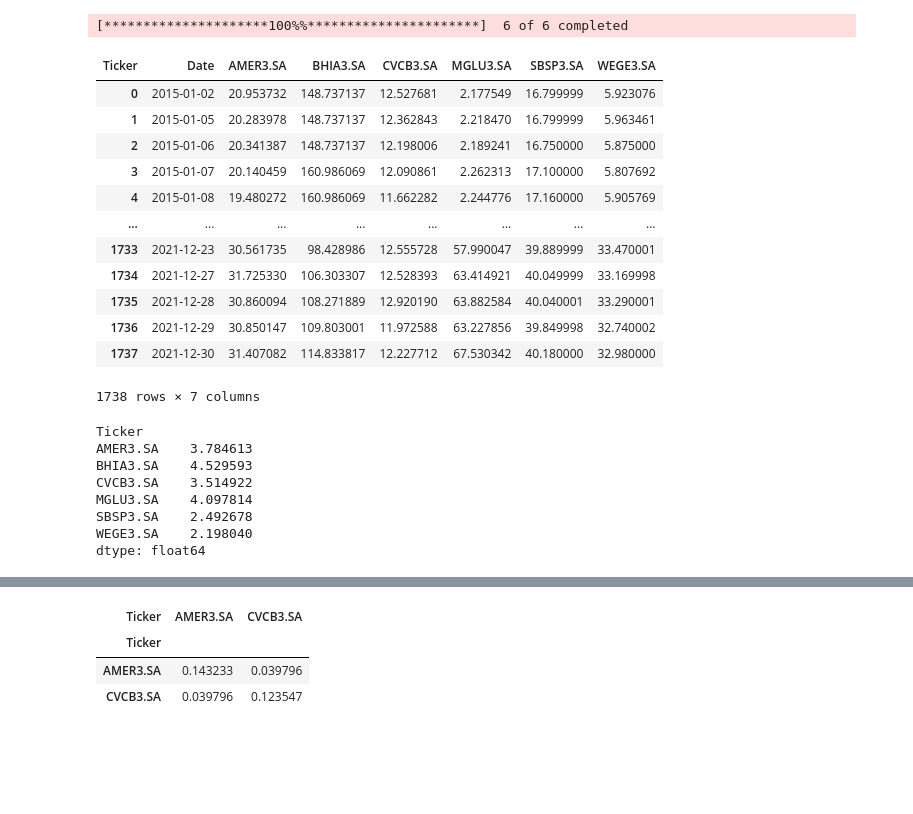
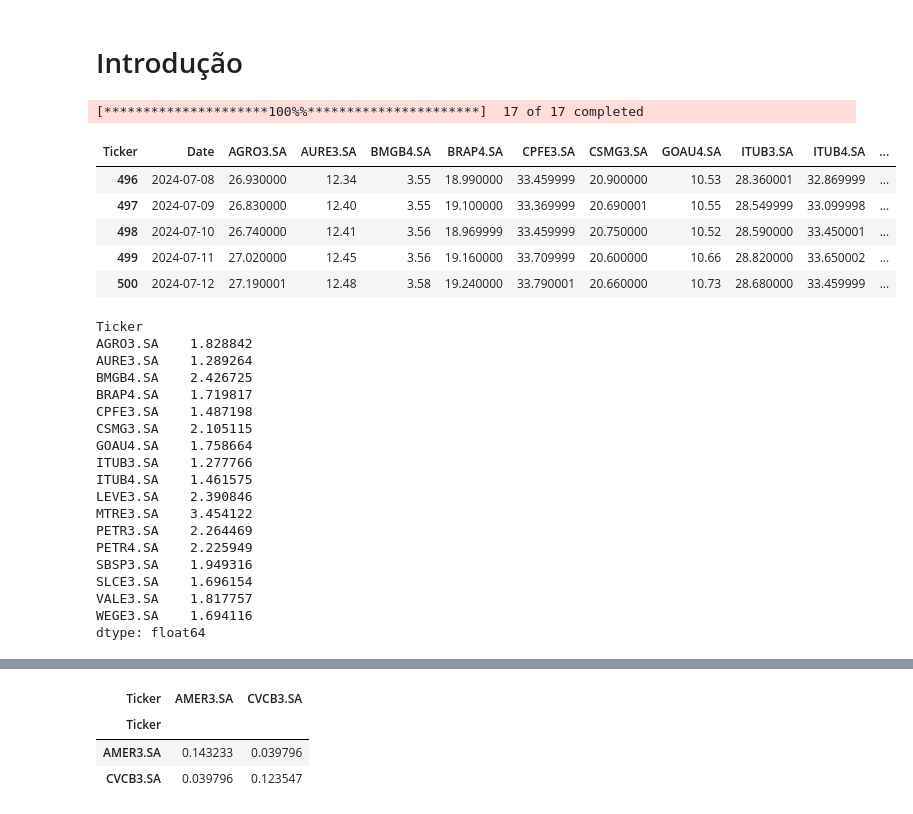
Before and after one commit to mvfelipelli/Labs, a Jupyter notebook: Finance/yfinance.ipynb, the cells around one changed output, grey strips where cells are left out. Drawn from its saved outputs; the diff is of its cells as text; code cells hidden in the pictures; blank space fills up the shorter version.

```diff
--- a/Finance/yfinance.ipynb
+++ b/Finance/yfinance.ipynb
@@ -1,3 +1,5 @@
+# %% [markdown]
+# Introdução
 # %%
 import yfinance as yf
 import pandas as pd
@@ -9,34 +11,31 @@ import matplotlib. pyplot as plt
 import seaborn as sns
 from scipy import stats
 # %%
-tickers = ['AMER3.SA','MGLU3.SA','CVCB3.SA','WEGE3.SA','BHIA3.SA','SBSP3.SA']
+tickers = ['WEGE3.SA','AURE3.SA','LEVE3.sa','CSMG3.SA'
+           ,'PETR4.SA','PETR3.SA','MTRE3.SA','BRAP4.SA'
+           ,'GOAU4.SA','AGRO3.SA','SLCE3.SA'
+           ,'VALE3.SA','CPFE3.SA','SBSP3.SA'
+           ,'ITUB3.SA','ITUB4.SA','BMGB4.SA']
 
-stocks = yf.download(tickers,start='2015-01-01', end='2021-12-31', interval='1d')
+stocks = yf.download(tickers,period='2y', interval='1d')
 
-df = pd.DataFrame(stocks['Close']).reset_index()
+df = pd.DataFrame(stocks['Adj Close']).reset_index()
 
 df.set_index('Date')
 
 #df.rename(columns={'AMER3.SA':'AMERICANAS','MGLU3.SA':'MAGALU'}, inplace=True)
 
 #df.columns.droplevel(1)
 
-df
+df.tail()
 # %% [output]
-[*********************100%%**********************]  6 of 6 completed
+[*********************100%%**********************]  17 of 17 completed
-| Ticker | Date | AMER3.SA | BHIA3.SA | CVCB3.SA | MGLU3.SA | SBSP3.SA | WEGE3.SA |
-| 0 | 2015-01-02 | 20.953732 | 148.737137 | 12.527681 | 2.177549 | 16.799999 | 5.923076 |
-| 1 | 2015-01-05 | 20.283978 | 148.737137 | 12.362843 | 2.218470 | 16.799999 | 5.963461 |
-| 2 | 2015-01-06 | 20.341387 | 148.737137 | 12.198006 | 2.189241 | 16.750000 | 5.875000 |
-| 3 | 2015-01-07 | 20.140459 | 160.986069 | 12.090861 | 2.262313 | 17.100000 | 5.807692 |
-| 4 | 2015-01-08 | 19.480272 | 160.986069 | 11.662282 | 2.244776 | 17.160000 | 5.905769 |
-| ... | ... | ... | ... | ... | ... | ... | ... |
-| 1733 | 2021-12-23 | 30.561735 | 98.428986 | 12.555728 | 57.990047 | 39.889999 | 33.470001 |
-| 1734 | 2021-12-27 | 31.725330 | 106.303307 | 12.528393 | 63.414921 | 40.049999 | 33.169998 |
-| 1735 | 2021-12-28 | 30.860094 | 108.271889 | 12.920190 | 63.882584 | 40.040001 | 33.290001 |
-| 1736 | 2021-12-29 | 30.850147 | 109.803001 | 11.972588 | 63.227856 | 39.849998 | 32.740002 |
-| 1737 | 2021-12-30 | 31.407082 | 114.833817 | 12.227712 | 67.530342 | 40.180000 | 32.980000 |
+| Ticker | Date | AGRO3.SA | AURE3.SA | BMGB4.SA | BRAP4.SA | CPFE3.SA | CSMG3.SA | GOAU4.SA | ITUB3.SA | ITUB4.SA | ... |
+| 496 | 2024-07-08 | 26.930000 | 12.34 | 3.55 | 18.990000 | 33.459999 | 20.900000 | 10.53 | 28.360001 | 32.869999 | ... |
+| 497 | 2024-07-09 | 26.830000 | 12.40 | 3.55 | 19.100000 | 33.369999 | 20.690001 | 10.55 | 28.549999 | 33.099998 | ... |
+| 498 | 2024-07-10 | 26.740000 | 12.41 | 3.56 | 18.969999 | 33.459999 | 20.750000 | 10.52 | 28.590000 | 33.450001 | ... |
+| 499 | 2024-07-11 | 27.020000 | 12.45 | 3.56 | 19.160000 | 33.709999 | 20.600000 | 10.66 | 28.820000 | 33.650002 | ... |
+| 500 | 2024-07-12 | 27.190001 | 12.48 | 3.58 | 19.240000 | 33.790001 | 20.660000 | 10.73 | 28.680000 | 33.459999 | ... |
-1738 rows × 7 columns
 # %%
 
 dataset = df.copy()
@@ -45,12 +44,23 @@ taxas_retorno = (dataset/dataset.shift(1))-1
 taxas_retorno.std()*100
 # %% [output]
 Ticker
-AMER3.SA    3.784613
-BHIA3.SA    4.529593
-CVCB3.SA    3.514922
-MGLU3.SA    4.097814
-SBSP3.SA    2.492678
-WEGE3.SA    2.198040
+AGRO3.SA    1.828842
+AURE3.SA    1.289264
+BMGB4.SA    2.426725
+BRAP4.SA    1.719817
+CPFE3.SA    1.487198
+CSMG3.SA    2.105115
+GOAU4.SA    1.758664
+ITUB3.SA    1.277766
+ITUB4.SA    1.461575
+LEVE3.SA    2.390846
+MTRE3.SA    3.454122
+PETR3.SA    2.264469
+PETR4.SA    2.225949
+SBSP3.SA    1.949316
+SLCE3.SA    1.696154
+VALE3.SA    1.817757
+WEGE3.SA    1.694116
 dtype: float64
 # %%
 taxas_retorno.std()*252
```
Also changed, not shown: parts of 17 cells of this notebook, 1 other file.
